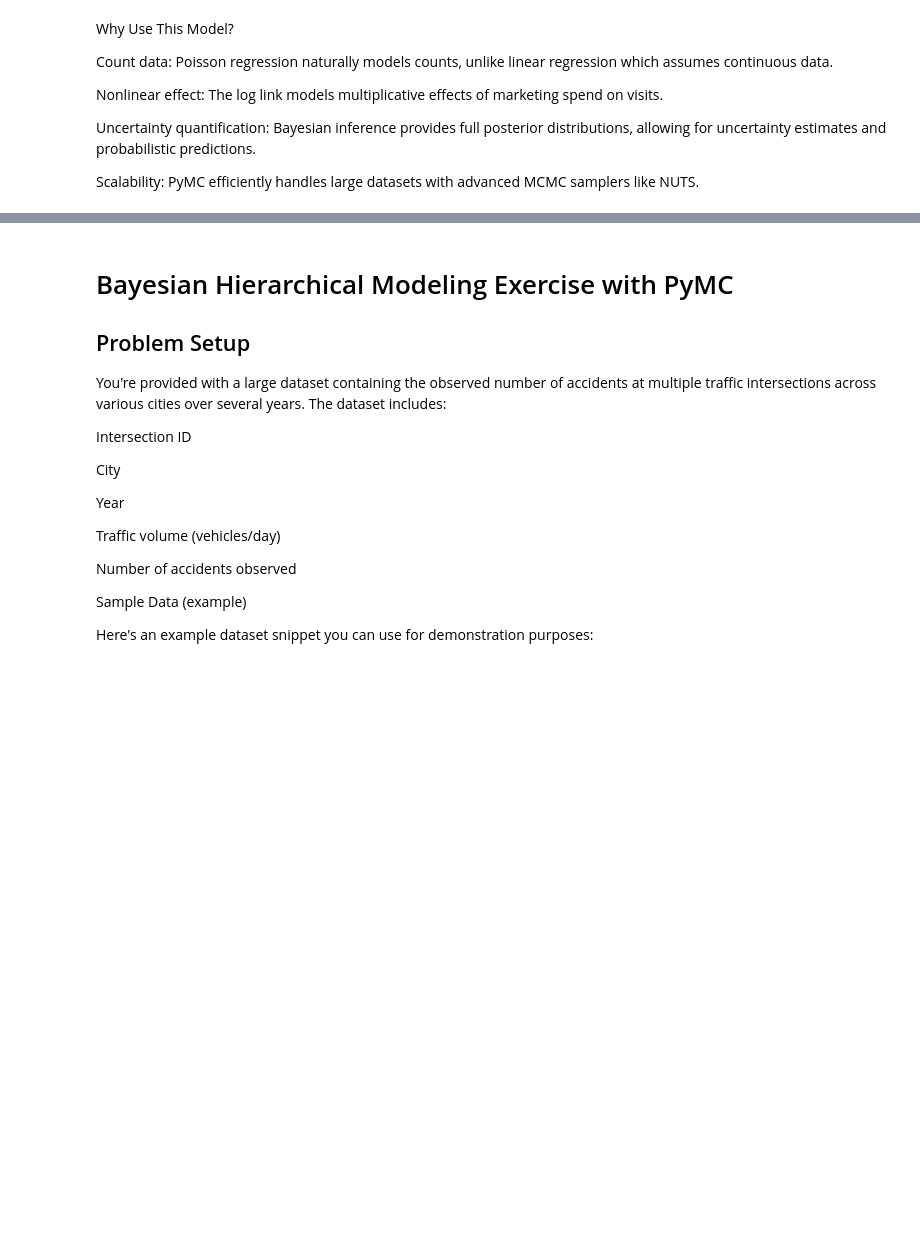
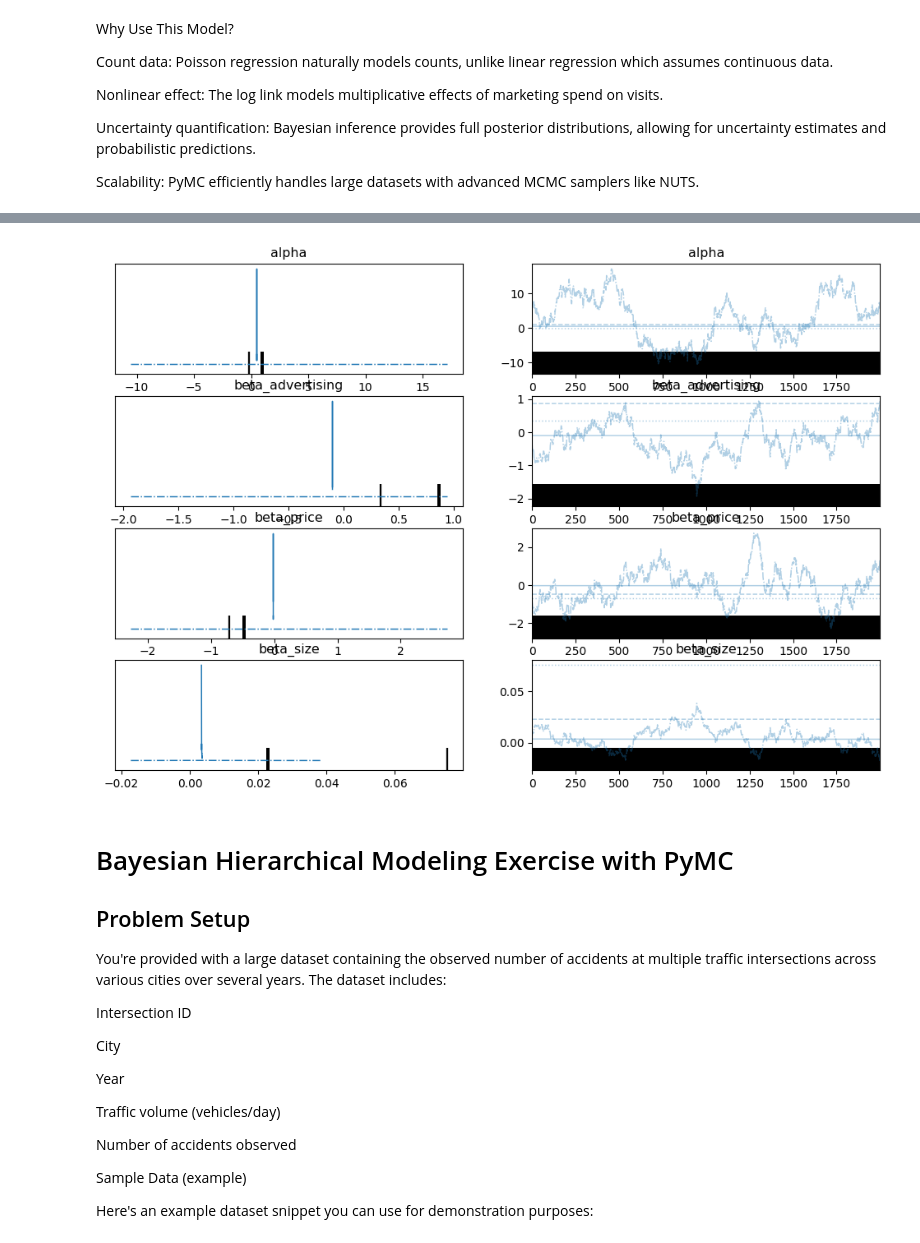
Before and after one commit to rogeranyor/BayesianInferenceUB25, a Jupyter notebook: notebooks/Session 10 - 05 Examples_wo_solutions.ipynb, the cells around one changed output, grey strips where cells are left out. Cells and saved outputs as stored; diff of their text form; code cells hidden in the pictures; blank space fills up the shorter version.

```diff
--- a/notebooks/Session 10 - 05 Examples_wo_solutions.ipynb
+++ b/notebooks/Session 10 - 05 Examples_wo_solutions.ipynb
@@ -202,3 +272,8 @@ Scalability: PyMC efficiently handles large datasets with advanced MCMC samplers
+# %%
+az.plot_trace(trace, var_names=["alpha", "beta_advertising", "beta_price", "beta_size"])
+plt.show()
+# %% [output]
+[figure, added]
 # %% [markdown]
 # Bayesian Hierarchical Modeling Exercise with PyMC
 
```
Also changed, not shown: parts of 9 cells of this notebook, 2 other files.
